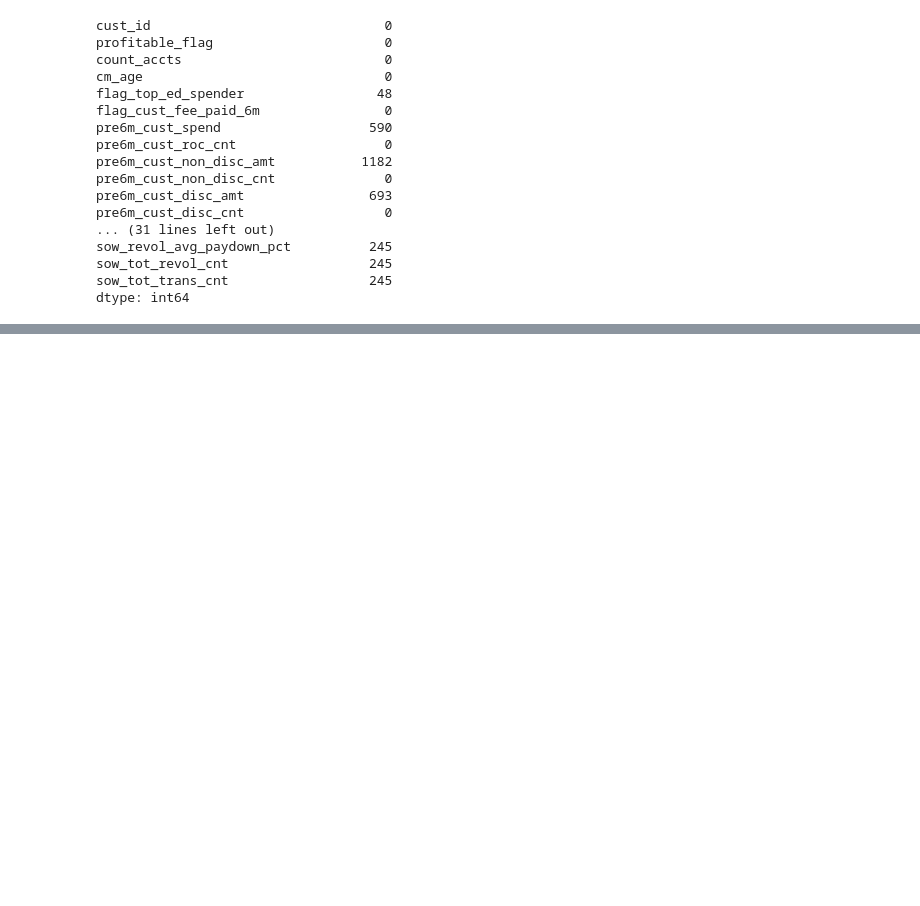
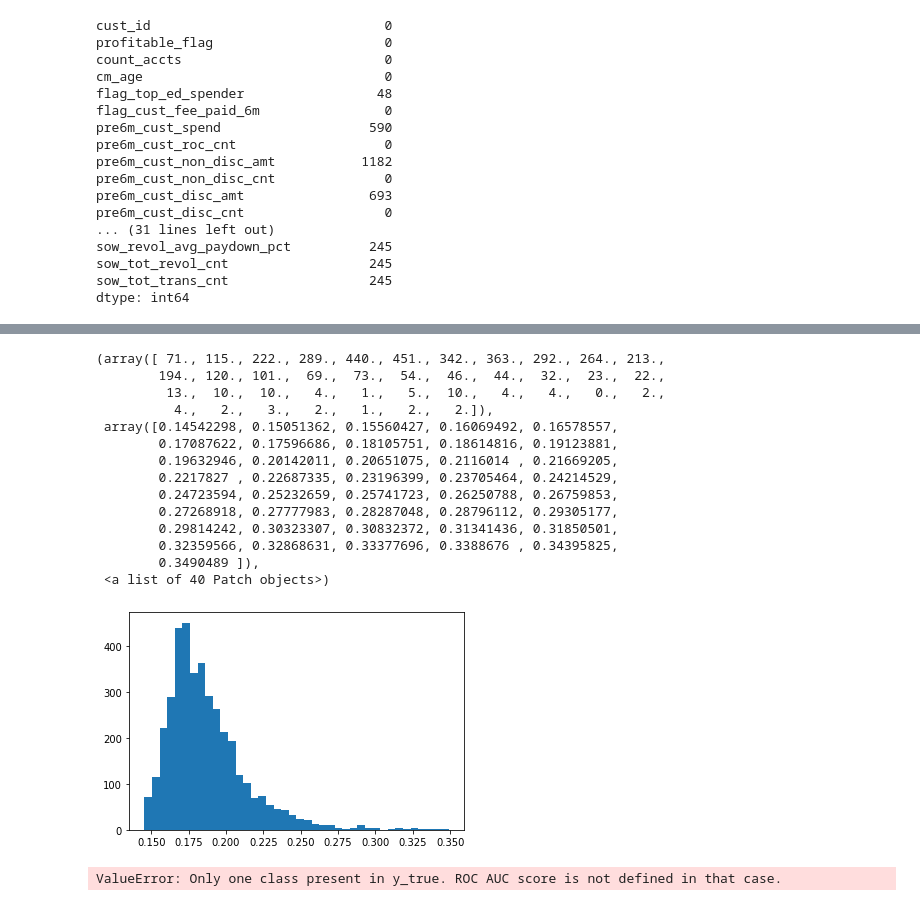
Before and after one commit to gsunit/Amex-Analyse-This-IITK, a Jupyter notebook: classification_simple.ipynb, the cells around one changed output, grey strips where cells are left out. Cells and saved outputs as stored; diff of their text form; code cells hidden in the pictures; blank space fills up the shorter version.

Commit message:
Cleaned testing code and added LGBM

```diff
--- a/classification_simple.ipynb
+++ b/classification_simple.ipynb
@@ -96,0 +107,8 @@ ModuleNotFoundError: No module named 'xgboost'
+# %%
+import lightgbm as lgb
+train_data=lgb.Dataset(X_train,label=y_train)
+# %%
+param = {'num_leaves':500, 'objective':'binary','max_depth':10,'learning_rate':.005,'max_bin':200}
+param['metric'] = ['auc', 'binary_logloss']
+# %%
+lgbm=lgb.train(param,train_data,)
@@ -96,0 +135,30 @@ ModuleNotFoundError: No module named 'xgboost'
+# %%
+y_pred=lgbm.predict(X_test)
+# %%
+import matplotlib.pyplot as plt
+plt.hist(y_pred, bins=40)
+# %% [output]
+(array([ 71., 115., 222., 289., 440., 451., 342., 363., 292., 264., 213.,
+        194., 120., 101.,  69.,  73.,  54.,  46.,  44.,  32.,  23.,  22.,
+         13.,  10.,  10.,   4.,   1.,   5.,  10.,   4.,   4.,   0.,   2.,
+          4.,   2.,   3.,   2.,   1.,   2.,   2.]),
+ array([0.14542298, 0.15051362, 0.15560427, 0.16069492, 0.16578557,
+        0.17087622, 0.17596686, 0.18105751, 0.18614816, 0.19123881,
+        0.19632946, 0.20142011, 0.20651075, 0.2116014 , 0.21669205,
+        0.2217827 , 0.22687335, 0.23196399, 0.23705464, 0.24214529,
+        0.24723594, 0.25232659, 0.25741723, 0.26250788, 0.26759853,
+        0.27268918, 0.27777983, 0.28287048, 0.28796112, 0.29305177,
+        0.29814242, 0.30323307, 0.30832372, 0.31341436, 0.31850501,
+        0.32359566, 0.32868631, 0.33377696, 0.3388676 , 0.34395825,
+        0.3490489 ]),
+ <a list of 40 Patch objects>)
+[figure, added]
+# %%
+from sklearn.metrics import roc_auc_score, accuracy_score, f1_score
+y_pred_binary = (y_pred>0.5).astype(int)
+accuracy = accuracy_score(y_pred_binary,y_test)
+f1 = f1_score(y_pred_binary,y_test)
+auc = roc_auc_score(y_pred_binary,y_test)
+print("Accuracy: %f, F1 Score: %f, AUC: %s", accuracy, f1, auc)
+# %% [output]
+ValueError: Only one class present in y_true. ROC AUC score is not defined in that case.
```
Also changed, not shown: parts of 9 cells of this notebook, 2 other files.
